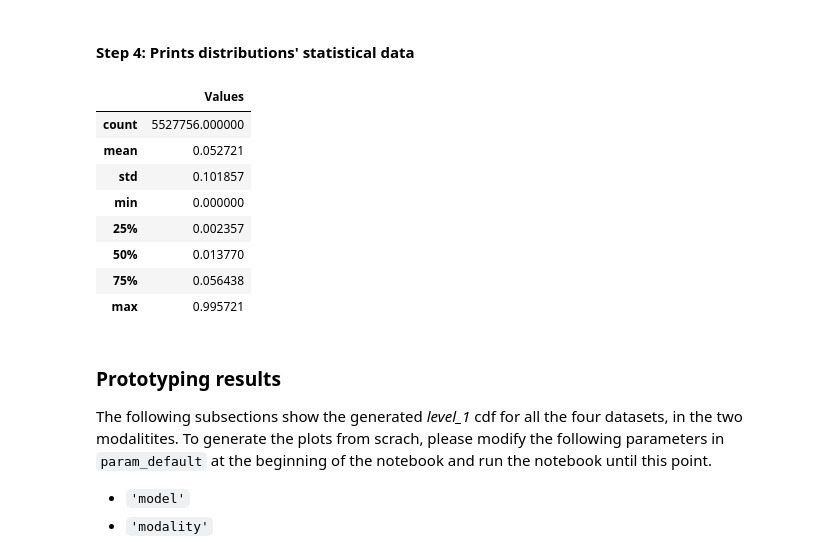
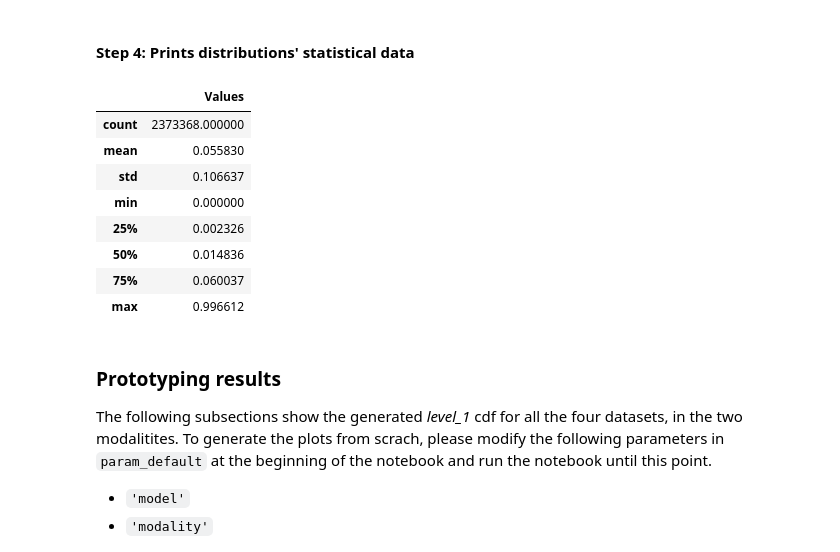
Before and after one commit to WM-SEMERU/code-rationales, a Jupyter notebook: nbs/experiments/[1.4.0.1]_[1.4.0.3].ipynb, the cells around one changed output. Drawn from its saved outputs; the diff is of its cells as text; code cells hidden in the pictures.

```diff
--- a/nbs/experiments/[1.4.0.1]_[1.4.0.3].ipynb
+++ b/nbs/experiments/[1.4.0.1]_[1.4.0.3].ipynb
@@ -23,7 +23,7 @@ This notebook concentrates on analyzing the distribution of rationale probabilit
 def param_default():
     return {
         'model': 'codeparrot',
-        'modality' : 'nl_sc',
+        'modality' : 'sc',
         'datasets' : {
             'SG_BD' : 'code_completion_random_cut_5k_30_512_tokens',
             'DC_SG_BD' : 'code_completion_docstring_random_cut_3.8k_30_150_tokens',
@@ -216,17 +220,17 @@ plt.show()
 #### Step 4: Prints distributions' statistical data
 # %%
 pd.set_option('display.float_format', lambda x: '%7f' % x)
-df_rationales_distributions_level_1[df_rationales_distributions_level_1['Dataset'] == 'DC_SG_BD'].describe()
+df_rationales_distributions_level_1[df_rationales_distributions_level_1['Dataset'] == 'DC'].describe()
 # %% [output]
 |  | Values |
-| count | 5527756.000000 |
-| mean | 0.052721 |
-| std | 0.101857 |
+| count | 2373368.000000 |
+| mean | 0.055830 |
+| std | 0.106637 |
 | min | 0.000000 |
-| 25% | 0.002357 |
-| 50% | 0.013770 |
-| 75% | 0.056438 |
-| max | 0.995721 |
+| 25% | 0.002326 |
+| 50% | 0.014836 |
+| 75% | 0.060037 |
+| max | 0.996612 |
 # %% [markdown]
 ### Prototyping results
 The following subsections show the generated *level_1* cdf for all the four datasets, in the two modalitites.
```
Also changed, not shown: parts of 7 cells of this notebook, 10 other files.
